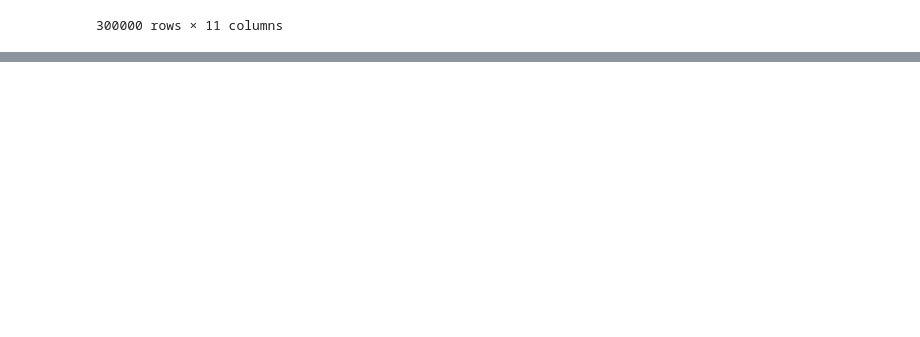
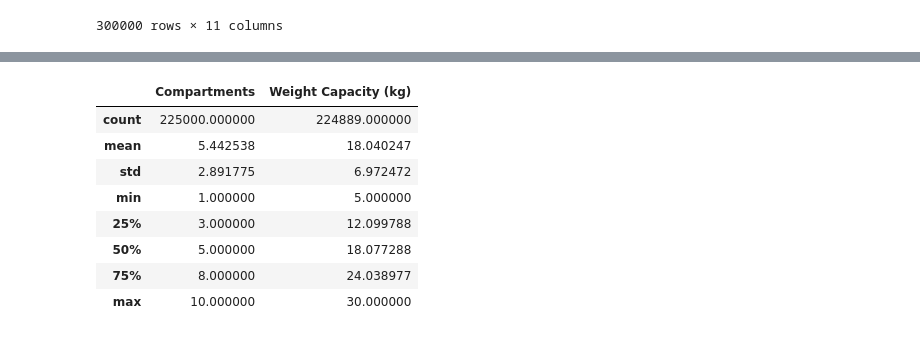
Before and after one commit to IlyaPhil/kaggle_backpack_prediction_challenge, a Jupyter notebook: submission.ipynb, the cells around one changed output, grey strips where cells are left out. Drawn from its saved outputs; the diff is of its cells as text; code cells hidden in the pictures; blank space fills up the shorter version.

```diff
--- a/submission.ipynb
+++ b/submission.ipynb
@@ -19,0 +85,12 @@ data
+# %%
+X_train.describe()
+# %% [output]
+|  | Compartments | Weight Capacity (kg) |
+| count | 225000.000000 | 224889.000000 |
+| mean | 5.442538 | 18.040247 |
+| std | 2.891775 | 6.972472 |
+| min | 1.000000 | 5.000000 |
+| 25% | 3.000000 | 12.099788 |
+| 50% | 5.000000 | 18.077288 |
+| 75% | 8.000000 | 24.038977 |
+| max | 10.000000 | 30.000000 |
```
Also changed, not shown: parts of 40 cells of this notebook, 2 other files.
